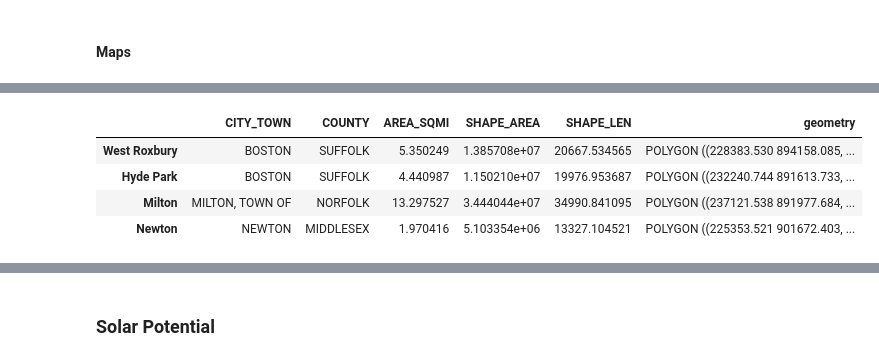
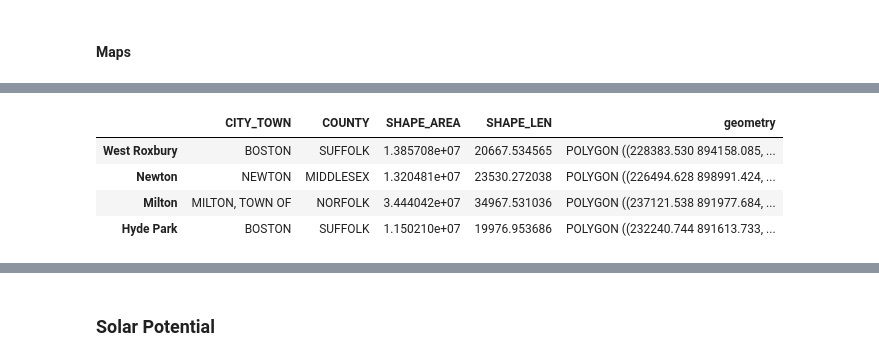
Before and after one commit to ghostpress/ma-solar, a Jupyter notebook: code/initViz.ipynb, the cells around one changed output, grey strips where cells are left out. Cells and saved outputs as stored; diff of their text form; code cells hidden in the pictures.

```diff
--- a/code/initViz.ipynb
+++ b/code/initViz.ipynb
@@ -80,0 +185,8 @@ isolMA.plot()
+# %%
+hydeAll = polyUnion(polyHP)
+hyde    = ['02136', 'HYDE PARK', 'AGG', 'HYDE PARK', 'NA', 'BOSTON', 'SUFFOLK',
+            'NA', hydeAll.area, hydeAll.length, hydeAll]
+
+
+isolMA.loc[2] = hyde
+isolMA
@@ -80,0 +216,2 @@ isolMA.plot()
+# %%
+isolMA = isolMA.drop([185, 210, 310, 381, 446, 450, 454, 462, 495, 500, 536, 541, 543])
@@ -278,6 +421,0 @@ isolMA
-# %%
-# Need to rearrange isolMA to merge with existPVSummary for plotting
-
-isolMA = isolMA.drop(381)
-isolMA.loc[310, 'geometry'] = isolMA.loc[310, 'geometry'][0]
-isolMA
@@ -290,6 +422,6 @@ isolMA
 # %%
-isolMA = isolMA.set_index(pd.Index(['West Roxbury', 'Hyde Park', 'Milton',
-                                   'Newton']))
+isolMA = isolMA.set_index(pd.Index(['West Roxbury', 'Newton', 'Milton',
+                                    'Hyde Park']))
 isolMA
 # %% [output]
 |  | POSTCODE | PC_NAME | PC_TYPE | PA_NAME | PA_FIPS | CITY_TOWN | COUNTY | AREA_SQMI | SHAPE_AREA | SHAPE_LEN | ... |
@@ -300,12 +432,12 @@ isolMA
 # %%
 # Don't need some of these columns to merge with existPVSummary
 
-isolMA = isolMA[['CITY_TOWN', 'COUNTY', 'AREA_SQMI', 'SHAPE_AREA',
+isolMA = isolMA[['CITY_TOWN', 'COUNTY', 'SHAPE_AREA',
                        'SHAPE_LEN', 'geometry']]
 isolMA
 # %% [output]
-|  | CITY_TOWN | COUNTY | AREA_SQMI | SHAPE_AREA | SHAPE_LEN | geometry |
-| West Roxbury | BOSTON | SUFFOLK | 5.350249 | 1.385708e+07 | 20667.534565 | POLYGON ((228383.530 894158.085, ... |
-| Hyde Park | BOSTON | SUFFOLK | 4.440987 | 1.150210e+07 | 19976.953687 | POLYGON ((232240.744 891613.733, ... |
-| Milton | MILTON, TOWN OF | NORFOLK | 13.297527 | 3.444044e+07 | 34990.841095 | POLYGON ((237121.538 891977.684, ... |
-| Newton | NEWTON | MIDDLESEX | 1.970416 | 5.103354e+06 | 13327.104521 | POLYGON ((225353.521 901672.403, ... |
+|  | CITY_TOWN | COUNTY | SHAPE_AREA | SHAPE_LEN | geometry |
+| West Roxbury | BOSTON | SUFFOLK | 1.385708e+07 | 20667.534565 | POLYGON ((228383.530 894158.085, ... |
+| Newton | NEWTON | MIDDLESEX | 1.320481e+07 | 23530.272038 | POLYGON ((226494.628 898991.424, ... |
+| Milton | MILTON, TOWN OF | NORFOLK | 3.444042e+07 | 34967.531036 | POLYGON ((237121.538 891977.684, ... |
+| Hyde Park | BOSTON | SUFFOLK | 1.150210e+07 | 19976.953686 | POLYGON ((232240.744 891613.733, ... |
```
Also changed, not shown: parts of 41 cells of this notebook.
